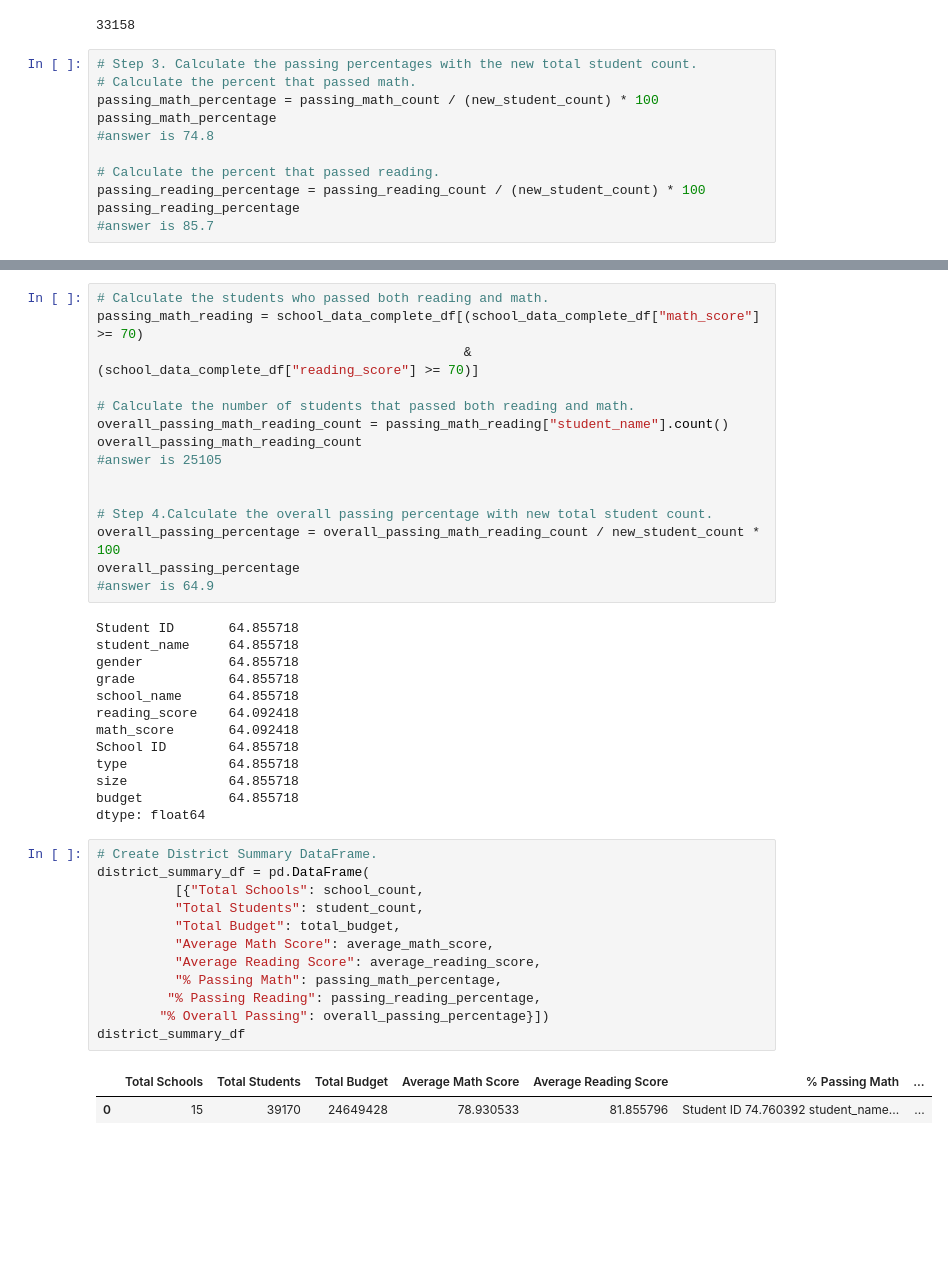
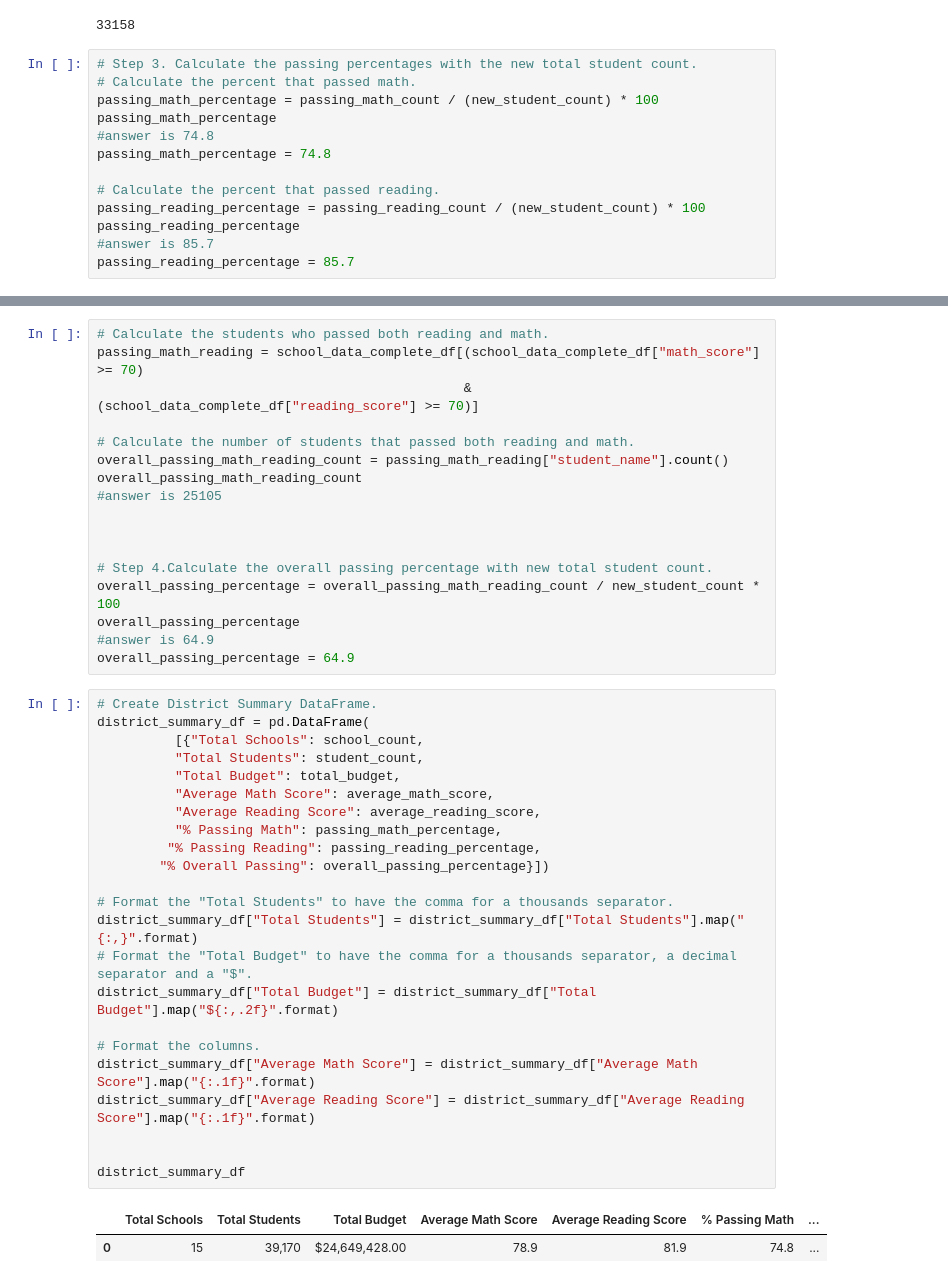
Before and after one commit to LaurenGrigoryev/School_District_Analysis, a Jupyter notebook: PyCitySchools_Challenge.ipynb, the cells around one changed output, grey strips where cells are left out. Saved outputs shown, nothing was run; the diff lists cells and outputs as text; blank space fills up the shorter version.

```diff
--- a/PyCitySchools_Challenge.ipynb
+++ b/PyCitySchools_Challenge.ipynb
@@ -142,8 +142,10 @@ passing_reading_count
 passing_math_percentage = passing_math_count / (new_student_count) * 100
 passing_math_percentage
 #answer is 74.8
+passing_math_percentage = 74.8
 
 # Calculate the percent that passed reading.
 passing_reading_percentage = passing_reading_count / (new_student_count) * 100
 passing_reading_percentage
 #answer is 85.7
+passing_reading_percentage = 85.7
@@ -171,35 +160,35 @@ overall_passing_math_reading_count
 #answer is 25105
 
 
+
 # Step 4.Calculate the overall passing percentage with new total student count.
 overall_passing_percentage = overall_passing_math_reading_count / new_student_count * 100
 overall_passing_percentage
 #answer is 64.9
+overall_passing_percentage = 64.9
-# %% [output]
-Student ID       64.855718
-student_name     64.855718
-gender           64.855718
-grade            64.855718
-school_name      64.855718
-reading_score    64.092418
-math_score       64.092418
-School ID        64.855718
-type             64.855718
-size             64.855718
-budget           64.855718
-dtype: float64
 # %%
 # Create District Summary DataFrame.
 district_summary_df = pd.DataFrame(
           [{"Total Schools": school_count,
           "Total Students": student_count,
           "Total Budget": total_budget,
           "Average Math Score": average_math_score,
           "Average Reading Score": average_reading_score,
           "% Passing Math": passing_math_percentage,
          "% Passing Reading": passing_reading_percentage,
         "% Overall Passing": overall_passing_percentage}])
+
+# Format the "Total Students" to have the comma for a thousands separator.
+district_summary_df["Total Students"] = district_summary_df["Total Students"].map("{:,}".format)
+# Format the "Total Budget" to have the comma for a thousands separator, a decimal separator and a "$".
+district_summary_df["Total Budget"] = district_summary_df["Total Budget"].map("${:,.2f}".format)
+
+# Format the columns.
+district_summary_df["Average Math Score"] = district_summary_df["Average Math Score"].map("{:.1f}".format)
+district_summary_df["Average Reading Score"] = district_summary_df["Average Reading Score"].map("{:.1f}".format)
+
+
 district_summary_df
 # %% [output]
 |  | Total Schools | Total Students | Total Budget | Average Math Score | Average Reading Score | % Passing Math | ... |
-| 0 | 15 | 39170 | 24649428 | 78.930533 | 81.855796 | Student ID 74.760392 student_name... | ... |
+| 0 | 15 | 39,170 | $24,649,428.00 | 78.9 | 81.9 | 74.8 | ... |
```
Also changed, not shown: parts of 25 cells of this notebook.
